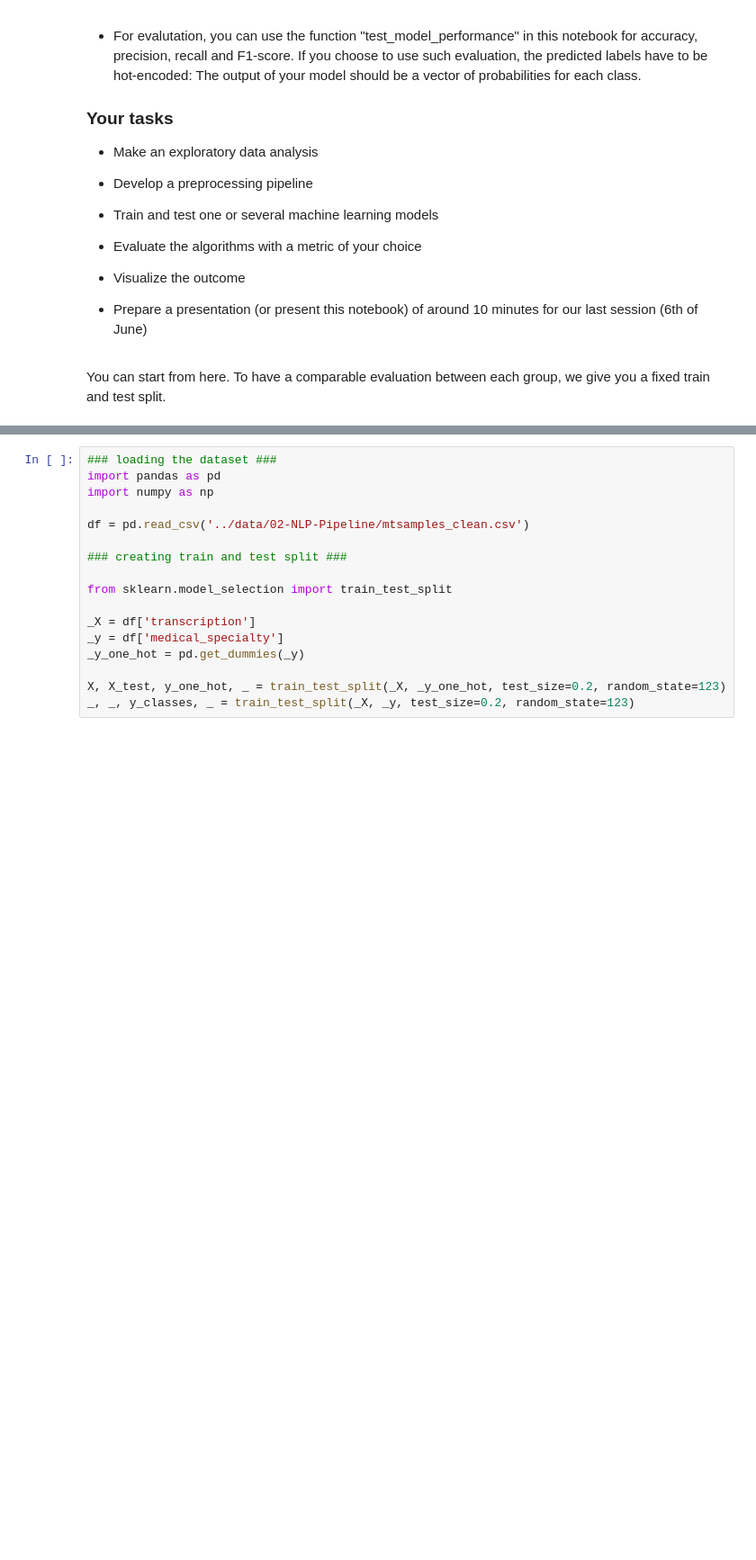
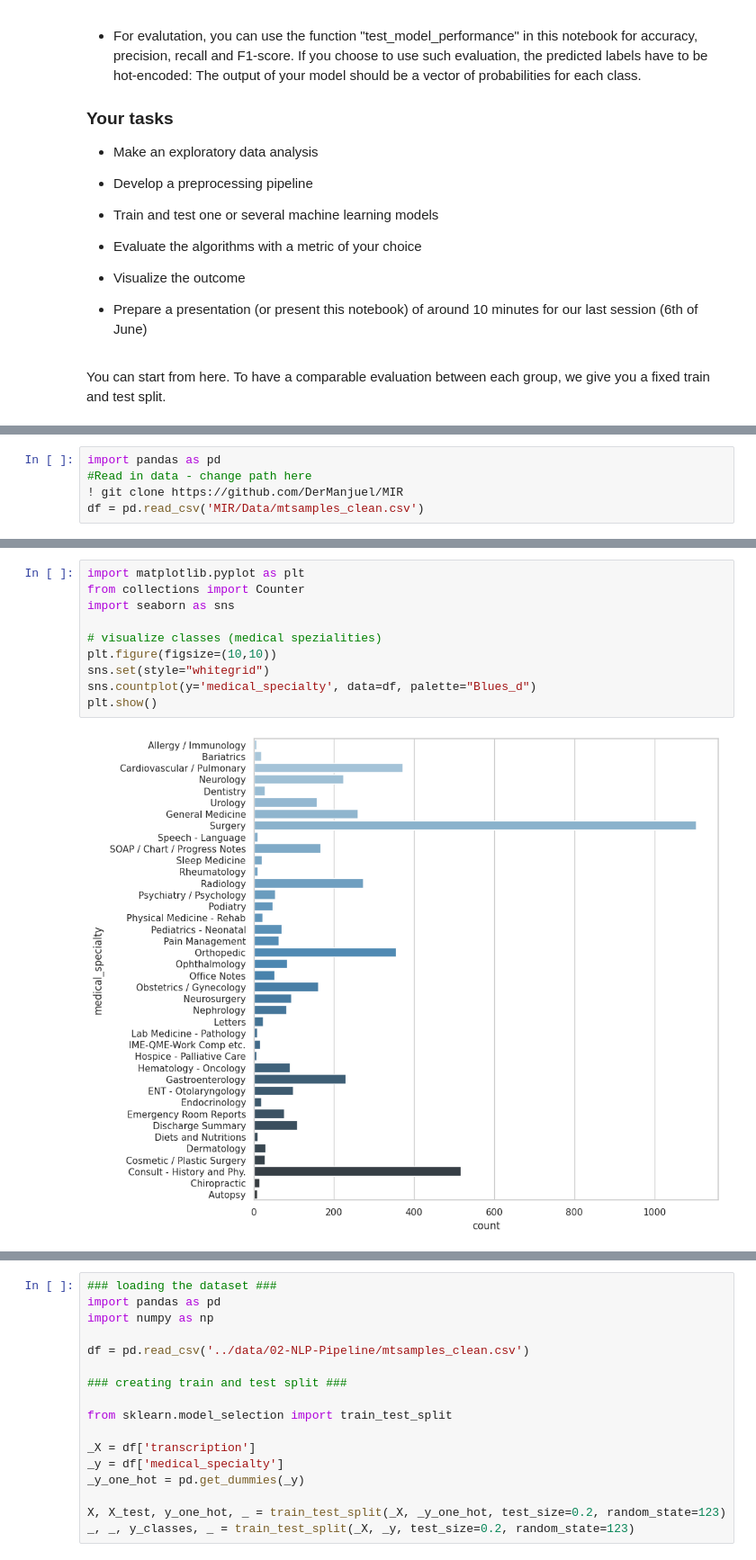
Before and after one commit to DerManjuel/MIR, a Jupyter notebook: NLP_MIR_Herbst_Katz_Meyer.ipynb, the cells around one changed output, grey strips where cells are left out. Shown: that part at 90% size. Drawn from its saved outputs; the diff is of its cells as text; blank space fills up the shorter version.

```diff
--- a/NLP_MIR_Herbst_Katz_Meyer.ipynb
+++ b/NLP_MIR_Herbst_Katz_Meyer.ipynb
@@ -31,0 +36,5 @@ You can start from here. To have a comparable evaluation between each group, we
+# %%
+import pandas as pd
+#Read in data - change path here
+! git clone https://github.com/DerManjuel/MIR
+df = pd.read_csv('MIR/Data/mtsamples_clean.csv')
@@ -31,0 +60,12 @@ You can start from here. To have a comparable evaluation between each group, we
+# %%
+import matplotlib.pyplot as plt
+from collections import Counter
+import seaborn as sns
+
+# visualize classes (medical spezialities)
+plt.figure(figsize=(10,10))
+sns.set(style="whitegrid")
+sns.countplot(y='medical_specialty', data=df, palette="Blues_d")
+plt.show()
+# %% [output]
+[figure, added]
```
Also changed, not shown: parts of 11 cells of this notebook.
